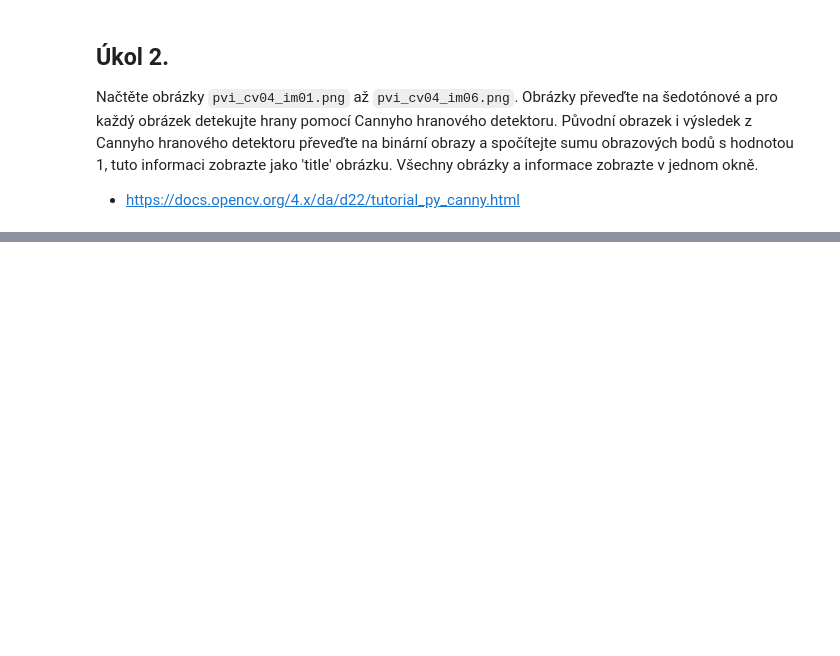
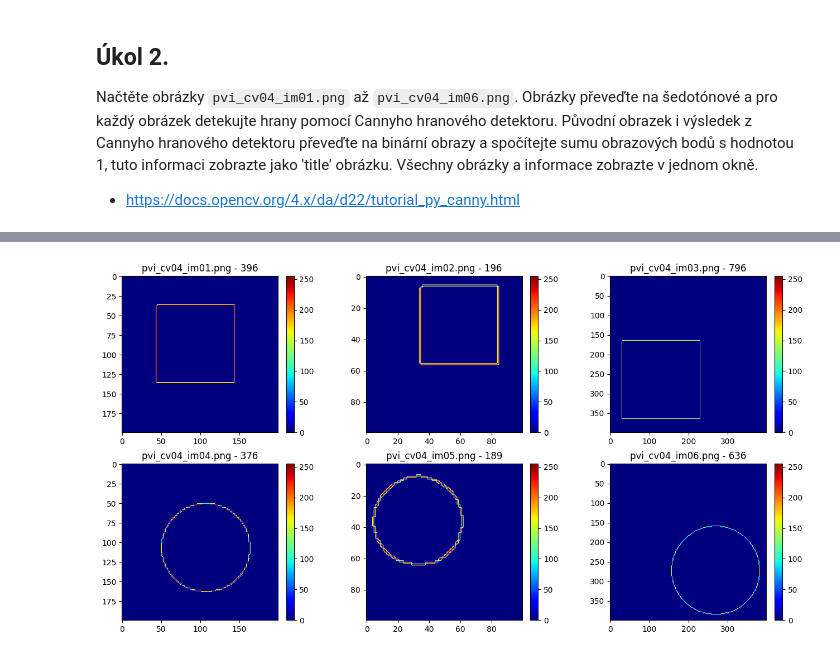
Before and after one commit to TUL-IT-2020/PVI-Pocitacove_videni, a Jupyter notebook: cviceni/cv04/cv04.ipynb, the cells around one changed output, grey strips where cells are left out. Drawn from its saved outputs; the diff is of its cells as text; code cells hidden in the pictures; blank space fills up the shorter version.

```diff
--- a/cviceni/cv04/cv04.ipynb
+++ b/cviceni/cv04/cv04.ipynb
@@ -177,0 +195,19 @@ plot_imgs(
+# %%
+# funkcionální aplikace funkce na každý prvek pole
+# Cany -> pole obrazku
+names = [f.split('/')[-1] for f in picture_files]
+uncanny_imgs = list(map(lambda x: cv2.Canny(x, 100, 256), imgs))
+
+uncanny_pixel_counts = [count_white_pixels(binarize(img)) for img in uncanny_imgs]
+
+names_with_count = [f"{name} - {count}" for name, count in zip(names, uncanny_pixel_counts)]
+
+plot_imgs(
+    imgs=uncanny_imgs,
+    titles=names_with_count,
+    rows=2,
+    cmaps=['jet' for _ in range(number_of_images)],
+    cbars=[True for _ in range(number_of_images)],
+    figsize=(16, 8))
+# %% [output]
+[figure, added]
```
Also changed, not shown: parts of 11 cells of this notebook, 1 other file.
